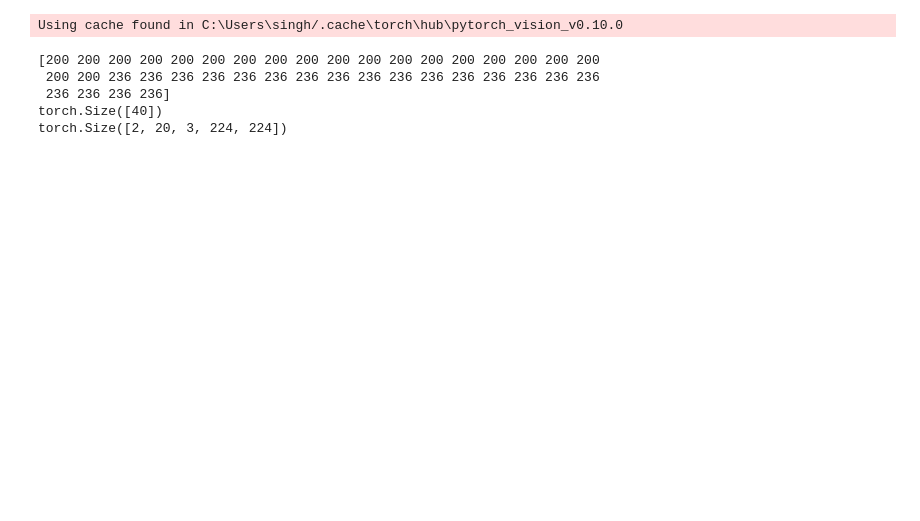
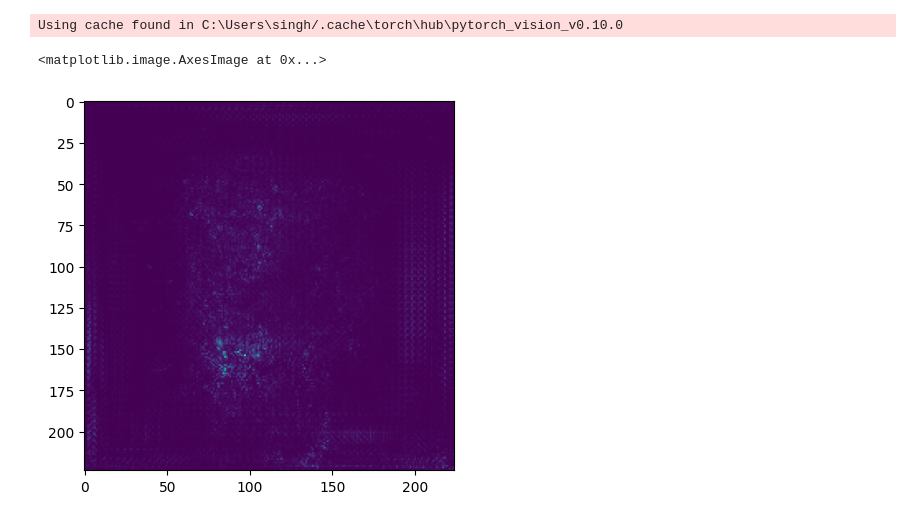
Before and after one commit to ShreeSinghi/TMLR-IDGI, a Jupyter notebook: implementation.ipynb, the cells around one changed output. Cells and saved outputs as stored; diff of their text form; code cells hidden in the pictures; blank space fills up the shorter version.

Commit message:
idgi sorted

```diff
--- a/implementation.ipynb
+++ b/implementation.ipynb
@@ -30,7 +30,7 @@ preprocess = transforms.Compose([
     transforms.Normalize(mean=[0.485, 0.456, 0.406], std=[0.229, 0.224, 0.225])
 ])
 
-BLACK  = np.zeros((3, 224, 224))
+BLACK  = torch.zeros((3, 224, 224))
 BLACK[0] -= 0.485
 BLACK[1] -= 0.456
 BLACK[2] -= 0.406
@@ -47,12 +47,12 @@ def straight_path_images(model, images, n_steps):
         x_step = BLACK + alpha * x_diff
         path_images.append(x_step)
 
-    path_images = torch.Tensor(path_images).transpose(0, 1)
+    path_images = torch.stack(path_images).transpose(0, 1)
 
     # returns x sequence
     return path_images
 # %%
-images = [preprocess(Image.open("doberman.png"))]*2
+images = torch.stack([preprocess(Image.open("doberman.png"))]*2)
 sequence = straight_path_images(model, images, 20)
 # %%
 def IG(model, sequence, class_idxs):
@@ -68,20 +68,55 @@ def IG(model, sequence, class_idxs):
     output = model(sequence.reshape((-1,)+sequence.shape[2:]))
     output = output[np.arange(output.shape[0]), classes]  # index that particular class for each image
 
-    gradient = torch.ones_like(output)
+    gradients = torch.ones_like(output)
 
     model.zero_grad()
-    output.backward(gradient)
+    output.backward(gradients)
 
-    gradient = sequence.grad.view(sequence.shape).detach()
+    gradients = sequence.grad.view(sequence.shape).detach()
 
-    return (gradient.sum(1) * (sequence[:,1]-sequence[:,0]).detach()).abs().mean(1).cpu()
+    summands =  (gradients[:,1:] * (sequence[:,1:]-sequence[:,:-1]))
+
+    return summands.sum(1).detach().abs().mean(1).cpu()
 
 
-saliency = IG(model, sequence, class_idxs=[200,236])
+saliency_IG = IG(model, sequence, class_idxs=[281,236])
-# %% [output]
-[200 200 200 200 200 200 200 200 200 200 200 200 200 200 200 200 200 200
- 200 200 236 236 236 236 236 236 236 236 236 236 236 236 236 236 236 236
- 236 236 236 236]
-torch.Size([40])
-torch.Size([2, 20, 3, 224, 224])
+# %%
+def IDGI(model, sequence, class_idxs):
+
+    model.eval()
+    sequence = sequence.cuda()
+
+    for param in model.parameters():
+        param.requires_grad = False
+
+    sequence.requires_grad = True
+    classes = np.repeat(class_idxs, sequence.shape[1])
+
+    output = model(sequence.reshape((-1,)+sequence.shape[2:]))
+    output = output[np.arange(output.shape[0]), classes]  # index that particular class for each image
+
+    gradients = torch.ones_like(output)
+
+    model.zero_grad()
+    output.backward(gradients)
+
+    output = output.detach().view(sequence.shape[:2])
+    gradients = sequence.grad.view(sequence.shape).detach()
+
+    # return summands.sum(1).detach().abs().mean(1).cpu()
+
+    result = torch.zeros((sequence.shape[0],)+sequence.shape[2:]).cuda()
+    for i in range(sequence.shape[1] - 1):
+        # We ignore the last gradient, e.g., the gradient of on the original image, since IDGI requires the prediction difference component, e.g., d.
+        d = output[:,i+1] - output[:, i]
+        element_product = gradients[:,i]**2
+        result += element_product*d.view(-1,1,1,1)/element_product.sum((1,2,3)).view(-1,1,1,1)
+    return result.abs().mean(1).cpu().numpy()
+
+saliency_IDGI = IDGI(model, sequence, class_idxs=[281,236])
+# %%
+plt.imshow(saliency_IDGI[1])
+# %% [output]
+<matplotlib.image.AxesImage at 0x...>
+[figure, added]
```
Also changed, not shown: 3 other files.
